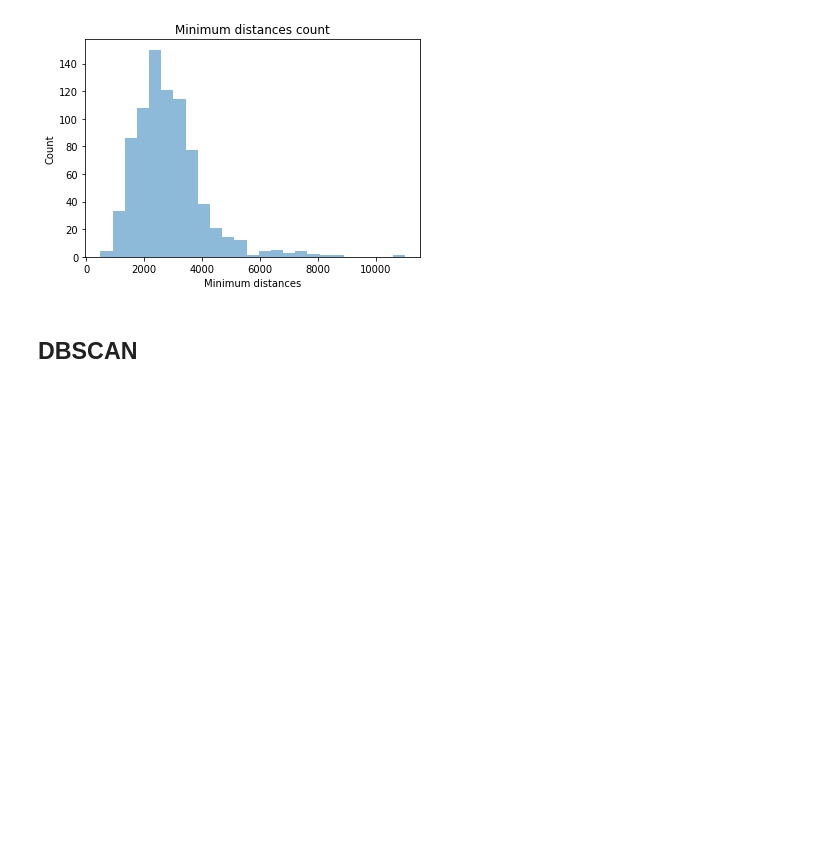
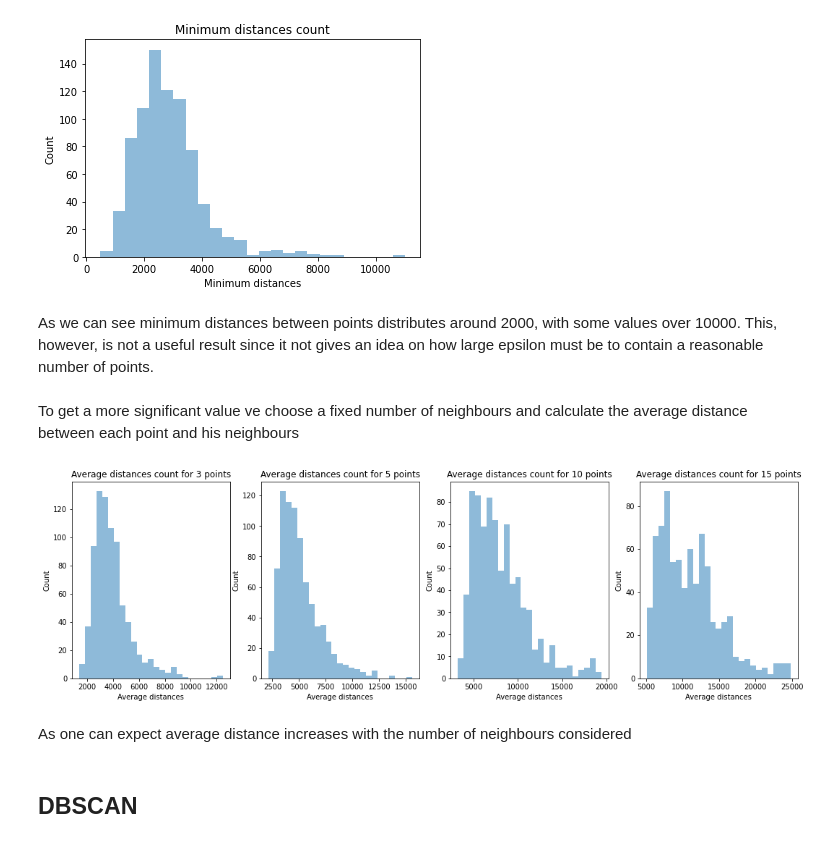
Before and after one commit to LorenzoBuriola/LoCP_moduleB, a Jupyter notebook: Week4/FPGheArt_exercise4.ipynb, the cells around one changed output. Saved outputs shown, nothing was run; the diff lists cells and outputs as text; code cells hidden in the pictures; blank space fills up the shorter version.

```diff
--- a/Week4/FPGheArt_exercise4.ipynb
+++ b/Week4/FPGheArt_exercise4.ipynb
@@ -141,6 +149,28 @@ plt.title("Minimum distances count")
 plt.show()
 # %% [output]
 [figure]
+# %% [markdown]
+As we can see minimum distances between points distributes around 2000, with some values over 10000. This, however, is not a useful result since it not gives an idea on how large epsilon must be to contain a reasonable number of points.
+# %% [markdown]
+To get a more significant value ve choose a fixed number of neighbours and calculate the average distance between each point and his neighbours
+# %%
+avg_dist = []
+min_sample_range = [3,5,10,15]
+
+avg_dist = [[np.sqrt(((data.drop(i)-data.loc[i])**2).sum(axis = 1).sort_values(ascending = True))[:ran].mean() for i in data.index] for ran in min_sample_range]
+
+fig, ax = plt.subplots(1,4, figsize = (18,5))
+for i in range(4):
+
+    ax[i].hist(avg_dist[i], bins = 25, alpha = 0.5)
+    ax[i].set_xlabel("Average distances")
+    ax[i].set_ylabel("Count")
+    ax[i].set_title(f"Average distances count for {min_sample_range[i]} neighbours")
+plt.show()
+# %% [output]
+[figure, added]
+# %% [markdown]
+As one can expect average distance increases with the number of neighbours considered
 # %% [markdown]
 ## DBSCAN
 # %%
```
Also changed, not shown: parts of 12 cells of this notebook.
